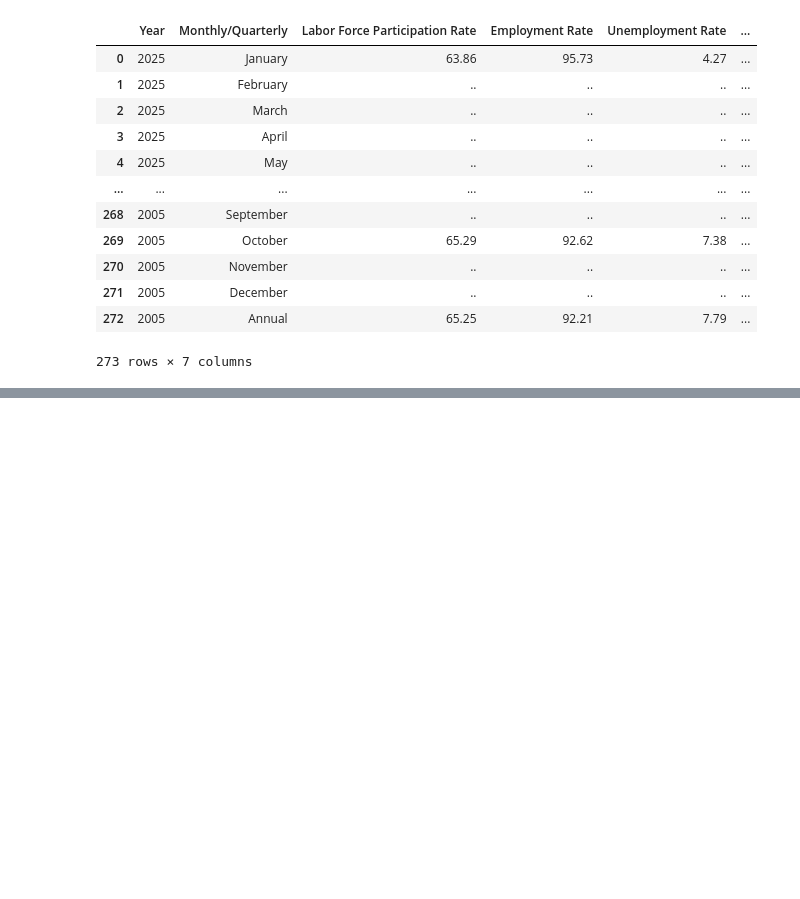
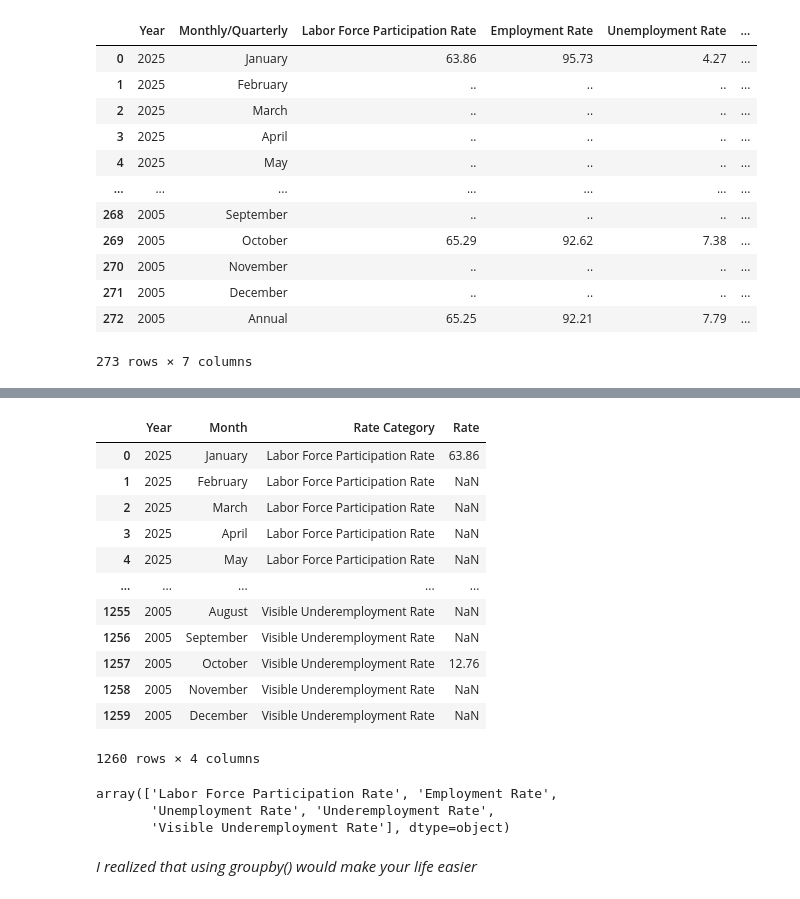
Before and after one commit to glamosky/labor-and-employment, a Jupyter notebook: labor and employment.ipynb, the cells around one changed output, grey strips where cells are left out. Drawn from its saved outputs; the diff is of its cells as text; code cells hidden in the pictures; blank space fills up the shorter version.

```diff
--- a/labor and employment.ipynb
+++ b/labor and employment.ipynb
@@ -27,0 +52,24 @@ employment
+# %%
+employment = pd.melt(
+    employment,
+    id_vars = ["Year", "Month"],
+    value_vars = employment.columns[2:],
+    var_name = "Rate Category",
+    value_name = "Rate"
+)
+
+employment
+# %% [output]
+|  | Year | Month | Rate Category | Rate |
+| 0 | 2025 | January | Labor Force Participation Rate | 63.86 |
+| 1 | 2025 | February | Labor Force Participation Rate | NaN |
+| 2 | 2025 | March | Labor Force Participation Rate | NaN |
+| 3 | 2025 | April | Labor Force Participation Rate | NaN |
+| 4 | 2025 | May | Labor Force Participation Rate | NaN |
+| ... | ... | ... | ... | ... |
+| 1255 | 2005 | August | Visible Underemployment Rate | NaN |
+| 1256 | 2005 | September | Visible Underemployment Rate | NaN |
+| 1257 | 2005 | October | Visible Underemployment Rate | 12.76 |
+| 1258 | 2005 | November | Visible Underemployment Rate | NaN |
+| 1259 | 2005 | December | Visible Underemployment Rate | NaN |
+1260 rows × 4 columns
@@ -27,0 +79,8 @@ employment
+# %%
+employment["Rate Category"].unique()
+# %% [output]
+array(['Labor Force Participation Rate', 'Employment Rate',
+       'Unemployment Rate', 'Underemployment Rate',
+       'Visible Underemployment Rate'], dtype=object)
+# %% [markdown]
+*I realized that using groupby() would make your life easier*
```
Also changed, not shown: parts of 11 cells of this notebook.
